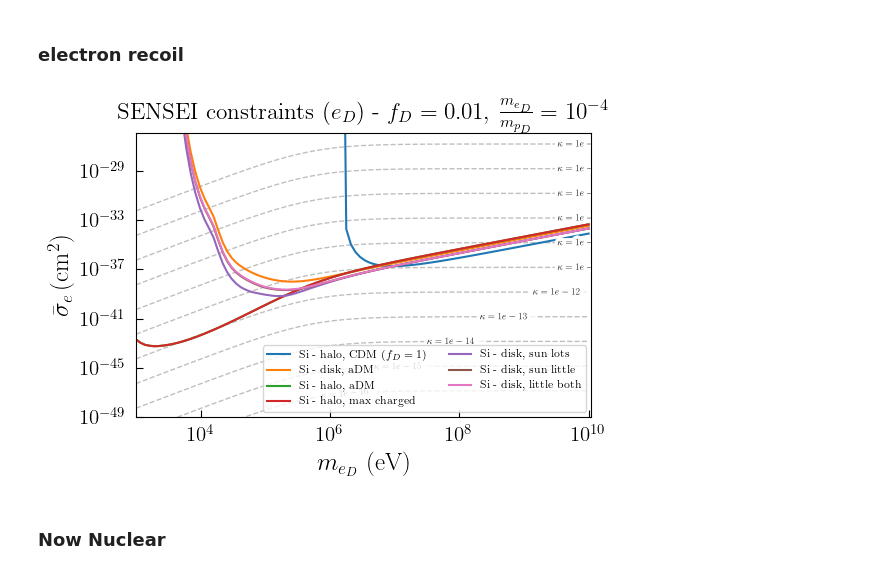
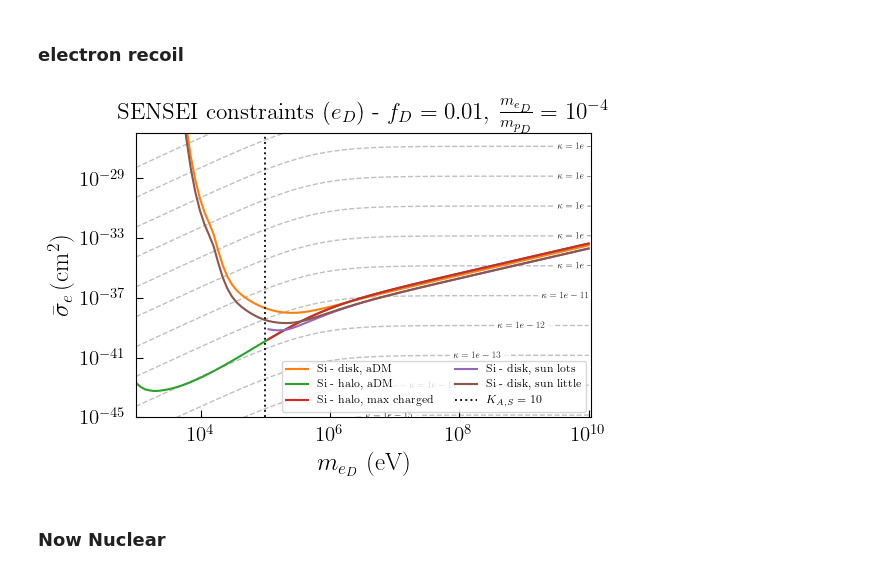
Before and after one commit to Keegan-Humphrey/darkELF-custom, a Jupyter notebook: mystuff/constraint_plots_clean.ipynb, the cells around one changed output. Cells and saved outputs as stored; diff of their text form; code cells hidden in the pictures.

```diff
--- a/mystuff/constraint_plots_clean.ipynb
+++ b/mystuff/constraint_plots_clean.ipynb
@@ -49,7 +49,7 @@ sqrtmrat = 1e0
 
 expSENSEI = 100.72 * 1e-3 / 365 # [kg-yr] SENSEI Snolab exposure from 2312.13342
 
-targetlabels=["Si - halo, CDM","Si - disk, aDM","Si - halo, aDM","Si - halo, max charged","Si - disk, sun lots","Si - disk, sun little","Si - disk, little both"]
+targetlabels=[r"Si - halo, CDM ($f_D=1$)","Si - disk, aDM","Si - halo, aDM","Si - halo, max charged","Si - disk, sun lots","Si - disk, sun little","Si - disk, little both"]
 
 vs_list = [{"v0kms": 220,"vesckms":500,"vekms":233,"vdist":"halo","fD":1},
             {"v0kms":sqrtmrat * 20,"vesckms": np.sqrt(43**2 + 11**2),"vekms": 30,"vdist":"disk","fD":0.01},\
@@ -59,6 +59,11 @@ vs_list = [{"v0kms": 220,"vesckms":500,"vekms":233,"vdist":"halo","fD":1},
             {"v0kms":sqrtmrat * 20,"vesckms":0.1,"vekms":30,"vdist":"disk","fD":0.01},\
             {"v0kms":sqrtmrat * 20,"vesckms":sqrtmrat * np.sqrt(43**2 / 2 ),"vekms":30,"vdist":"disk","fD":0.01},\
             {"v0kms":sqrtmrat * 20,"vesckms":sqrtmrat * np.sqrt(43**2 / 2 + 11**2 / 2),"vekms":30,"vdist":"disk","fD":0.01}] # all must be positive
+
+
+kept_indices = (1,2,3,4,5)
+therm_drops = (3,4)
+
 
 target_list = [darkelf(target='Si',mX=mX,filename="Si_mermin.dat",vesckms=v["vesckms"],v0kms=v["v0kms"],vekms=v["vekms"],vdist=v["vdist"],fD=v["fD"]) for v in vs_list]
 
@@ -757,6 +804,8 @@ sqrtmrat = 1e2
 expSENSEI = 100.72 * 1e-3 / 365 # [kg-yr] SENSEI Snolab exposure from 2312.13342
 
 targetlabels=[r"Si - halo, CDM ($f_D=1$)","Si - disk, aDM","Si - halo, aDM","Si - halo, max charged","Si - disk, sun lots","Si - disk, sun little","Si - disk, little both"]
+
+# need to divide fD by mass ratio to account for lower number density (dictated by dark proton mass rather than dark electron mass for fixed \rho_{DM})
 
 vs_list = [{"v0kms": 220,"vesckms":500,"vekms":233,"vdist":"halo","fD":1},
             {"v0kms":sqrtmrat * 20,"vesckms": np.sqrt(43**2 + 11**2),"vekms": 30,"vdist":"disk","fD":0.01},\
@@ -771,6 +820,9 @@ target_list = [darkelf(target='Si',mX=mX,filename="Si_mermin.dat",vesckms=v["ves
 
 #vdomain = [target_list[i].fv_1d_disk()]
 
+kept_indices = (1,2,3,4,5)
+therm_drops = (3,4)
+
 vdom=np.e ** np.linspace(0,np.log(3e5),100)
 
 flist = [(lambda obj: obj.fv_1d_disk(vdom/obj.c0))(target_list[i]) for i in range(1,len(target_list))]
@@ -855,15 +907,34 @@ fig, axs = plt.subplots(figsize=(6,4.2))
 cmap = plt.get_cmap('tab10')
 colors = cmap(np.linspace(0.0,1.0,10))
 
-for i in range(len(lim_massless)):
-    axs.plot(masslist,lim_massless[i],label=targetlabels[i],color=colors[i])
+# for i in range(len(lim_massless)):
+#     axs.plot(masslist,lim_massless[i],label=targetlabels[i],color=colors[i])
 
+
+# axs.set_xscale("log")
+# axs.set_yscale("log")
+
+# axs.set_xlim([1e3,1.1e10])
+# axs.set_ylim([1e-49,1.1e-26])
+
+
+therm_val = 1e9 / sqrtmrat**2
+therm_ind = next(j for j, x in enumerate(masslist) if x >= therm_val)
+
+for i in kept_indices:
+    axs.plot(
+        masslist[therm_ind:] if (i in therm_drops) else masslist,
+        lim_massless[i][therm_ind:] if (i in therm_drops) else lim_massless[i],
+        label=targetlabels[i],
+        color=colors[i]
+    )
 
 axs.set_xscale("log")
 axs.set_yscale("log")
 
-axs.set_xlim([1e3,1.1e10])
-axs.set_ylim([1e-49,1.1e-26])
+axs.set_xlim([1e3, 1.1e10])
+# axs.set_ylim([1e-49, 1.1e-26])
+axs.set_ylim([1e-45, 1.1e-26])
 axs.set_xlabel("$m_{e_D}$ (eV)",fontsize=18)
 axs.set_ylabel(r"$\bar\sigma_e\,(\mathrm{cm}^2)$",fontsize=18)
 axs.tick_params(direction="in",which="both")
@@ -894,7 +965,9 @@ kappa_contours = np.array([
     1e-9,
     1e-8,
     1e-7,
-    1e-6
+    1e-6,
+    1e-5,
+    1e-4
 ])
 
 kappa_lines = []
@@ -944,38 +1017,59 @@ labelLines(
 
 
 
+# ------------------------------------------------------------------
+# Labelled vertical line for legend
+# ------------------------------------------------------------------
+
+vline_x = therm_val
+
+therm_line = axs.axvline(
+    vline_x,
+    color="black",
+    lw=1.4,
+    ls=":",
+    alpha=0.9,
+    zorder=2,
+    # label=r"$m_{p_D}=1\,\mathrm{GeV}$"
+)
+
+
 
 # ------------------------------------------------------------------
 # Main legend only for experimental / target curves
 # ------------------------------------------------------------------
 
 handles, labels = axs.get_legend_handles_labels()
 
 # keep only the original target curves in the legend
-main_handles = handles[:len(lim_massless_nuc)]
-main_labels = labels[:len(lim_massless_nuc)]
+# main_handles = handles[:len(lim_massless)]
+# main_labels = labels[:len(lim_massless)]
+main_handles = handles[:len(kept_indices)]
+main_labels = labels[:len(kept_indices)]
 
+main_handles.append(therm_line)
+main_labels.append(r"$K_{A,S} =10$")
 
 axs.legend(
     main_handles,
     main_labels,
     ncol=2,
     fontsize=8,
     loc="lower right"
 )
 
 
 
 fig.tight_layout()
 fig.subplots_adjust(wspace = 0.3)
 
 
 props = dict(facecolor='white', alpha=0.9, edgecolor='white',boxstyle="square,pad=0.02")
 lines = axs.get_lines()
 # labelLines(lines,fontsize=9,xvals=[4,1e2,20,8,1.5,10,100,10],zorder=2.5,
         #    ha='center',va='center',align=True,bbox=props)
 # %% [output]
-[figure, old version]
+[figure, new version]
 # %% [markdown]
 ### Now Nuclear
 # %%
```
Also changed, not shown: parts of 4 cells of this notebook, 8 other files.
